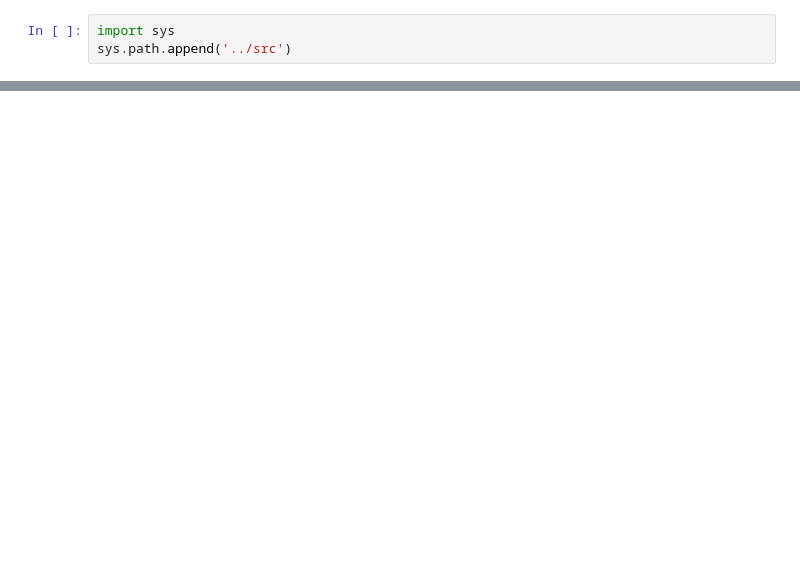
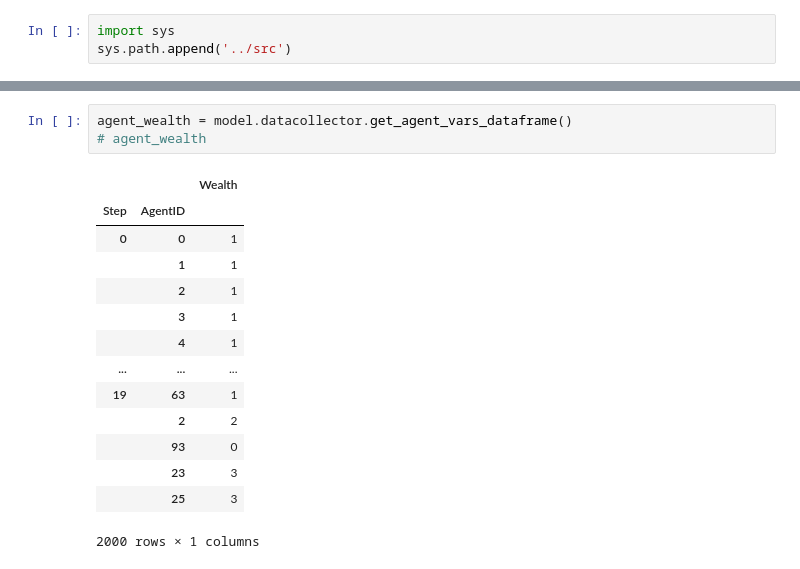
Before and after one commit to MUIARFID/sim-mesa, a Jupyter notebook: notebooks/boltzman.ipynb, the cells around one changed output, grey strips where cells are left out. Cells and saved outputs as stored; diff of their text form; blank space fills up the shorter version.

```diff
--- a/notebooks/boltzman.ipynb
+++ b/notebooks/boltzman.ipynb
@@ -65,3 +97,21 @@ We would love to hear what you think about this new feature. If you have any tho
+# %%
+agent_wealth = model.datacollector.get_agent_vars_dataframe()
+# agent_wealth
+# %% [output]
+|  |  | Wealth |
+| Step | AgentID |  |
+| 0 | 0 | 1 |
+|  | 1 | 1 |
+|  | 2 | 1 |
+|  | 3 | 1 |
+|  | 4 | 1 |
+| ... | ... | ... |
+| 19 | 63 | 1 |
+|  | 2 | 2 |
+|  | 93 | 0 |
+|  | 23 | 3 |
+|  | 25 | 3 |
+2000 rows × 1 columns
 # %%
 agent_counts = np.zeros((model.grid.width, model.grid.height))
 for cell_content, (x, y) in model.grid.coord_iter():
```
Also changed, not shown: parts of 9 cells of this notebook, 6 other files.
